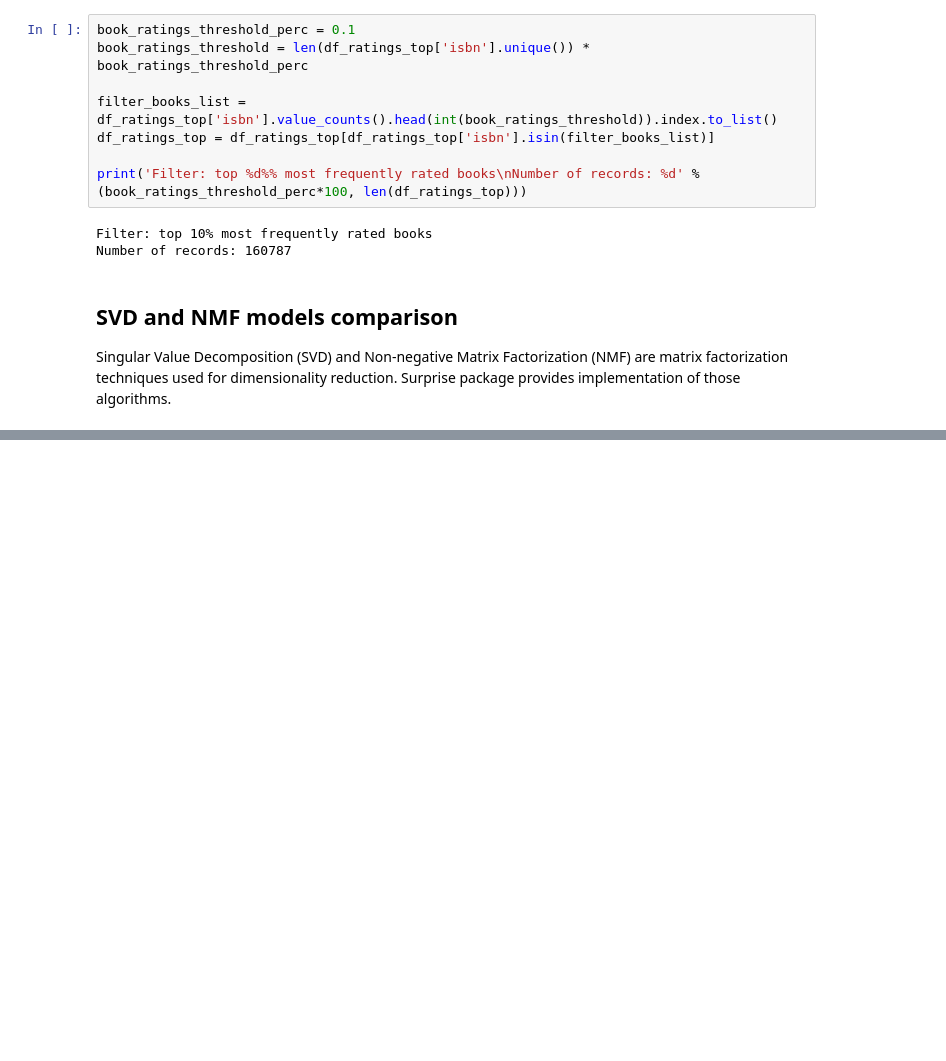
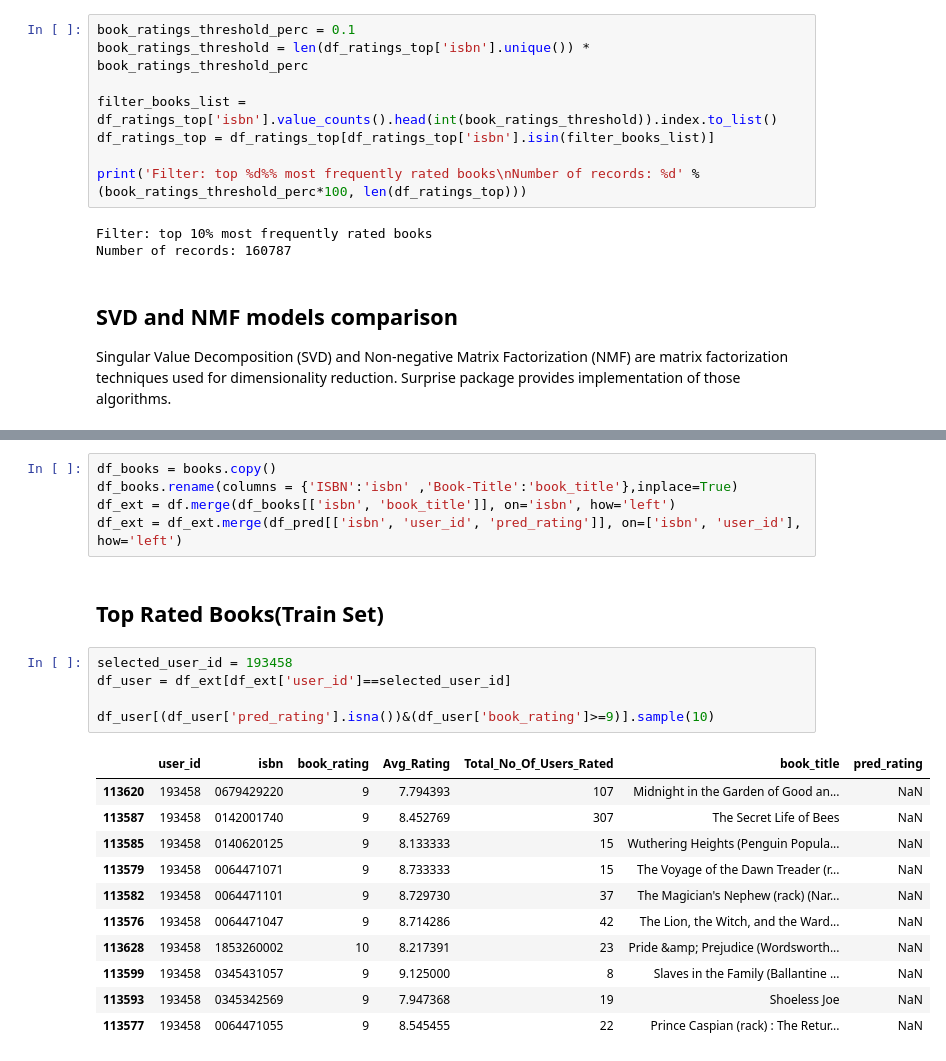
Before and after one commit to Sharath2021/Book-Recommendation-System, a Jupyter notebook: Book_Recommendation_System.ipynb, the cells around one changed output, grey strips where cells are left out. Cells and saved outputs as stored; diff of their text form; blank space fills up the shorter version.

```diff
--- a/Book_Recommendation_System.ipynb
+++ b/Book_Recommendation_System.ipynb
@@ -537,0 +649,24 @@ Singular Value Decomposition (SVD) and Non-negative Matrix Factorization (NMF) a
+# %%
+df_books = books.copy()
+df_books.rename(columns = {'ISBN':'isbn' ,'Book-Title':'book_title'},inplace=True)
+df_ext = df.merge(df_books[['isbn', 'book_title']], on='isbn', how='left')
+df_ext = df_ext.merge(df_pred[['isbn', 'user_id', 'pred_rating']], on=['isbn', 'user_id'], how='left')
+# %% [markdown]
+## Top Rated Books(Train Set)
+# %%
+selected_user_id = 193458
+df_user = df_ext[df_ext['user_id']==selected_user_id]
+
+df_user[(df_user['pred_rating'].isna())&(df_user['book_rating']>=9)].sample(10)
+# %% [output]
+|  | user_id | isbn | book_rating | Avg_Rating | Total_No_Of_Users_Rated | book_title | pred_rating |
+| 113620 | 193458 | 0679429220 | 9 | 7.794393 | 107 | Midnight in the Garden of Good an... | NaN |
+| 113587 | 193458 | 0142001740 | 9 | 8.452769 | 307 | The Secret Life of Bees | NaN |
+| 113585 | 193458 | 0140620125 | 9 | 8.133333 | 15 | Wuthering Heights (Penguin Popula... | NaN |
+| 113579 | 193458 | 0064471071 | 9 | 8.733333 | 15 | The Voyage of the Dawn Treader (r... | NaN |
+| 113582 | 193458 | 0064471101 | 9 | 8.729730 | 37 | The Magician's Nephew (rack) (Nar... | NaN |
+| 113576 | 193458 | 0064471047 | 9 | 8.714286 | 42 | The Lion, the Witch, and the Ward... | NaN |
+| 113628 | 193458 | 1853260002 | 10 | 8.217391 | 23 | Pride &amp; Prejudice (Wordsworth... | NaN |
+| 113599 | 193458 | 0345431057 | 9 | 9.125000 | 8 | Slaves in the Family (Ballantine ... | NaN |
+| 113593 | 193458 | 0345342569 | 9 | 7.947368 | 19 | Shoeless Joe | NaN |
+| 113577 | 193458 | 0064471055 | 9 | 8.545455 | 22 | Prince Caspian (rack) : The Retur... | NaN |
```
Also changed, not shown: parts of 23 cells of this notebook.
